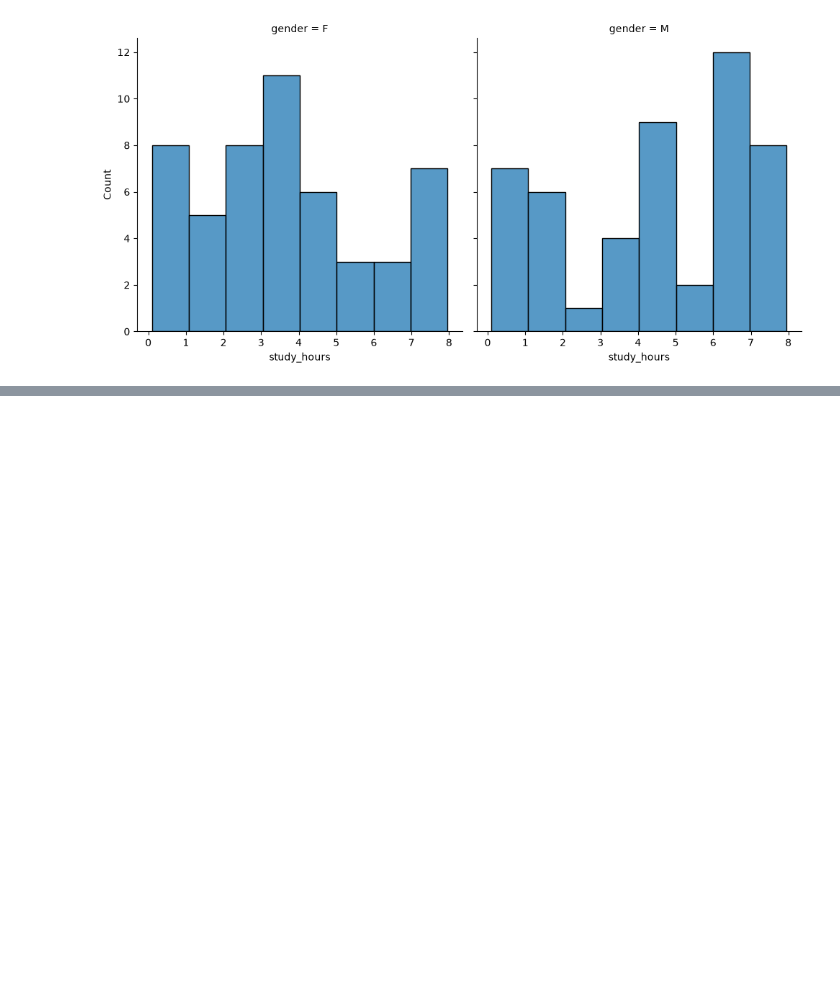
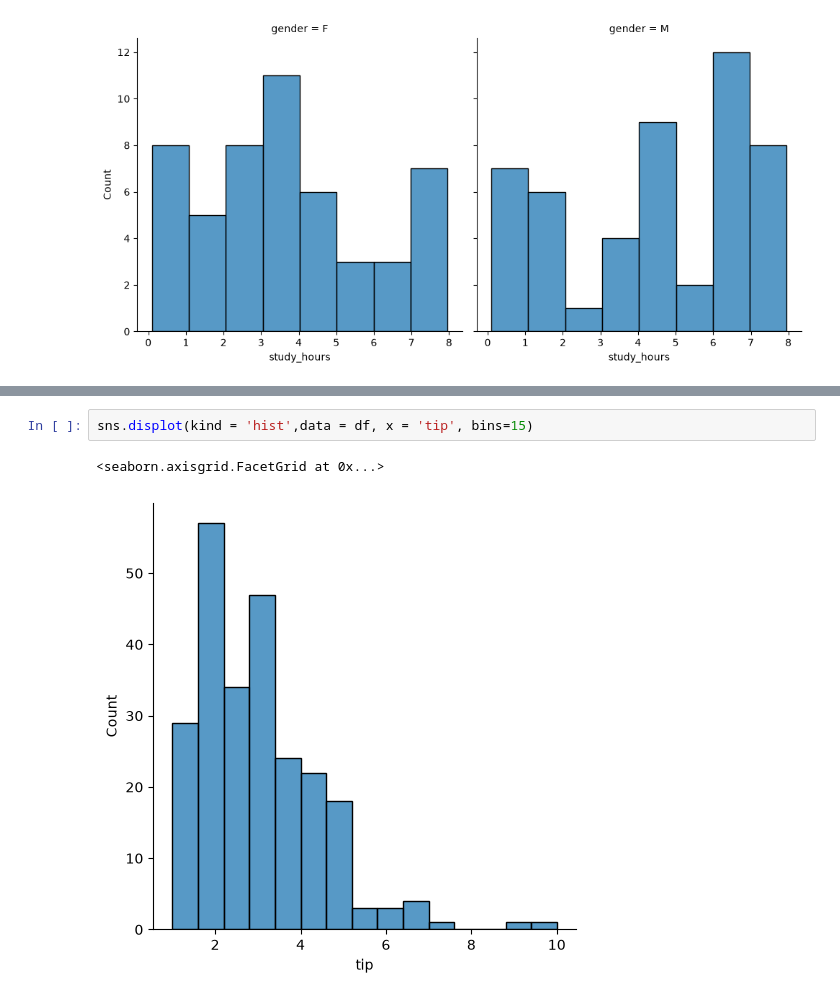
Before and after one commit to Rakibulhasan88/Phitron-week-4, a Jupyter notebook: Module-16.ipynb, the cells around one changed output, grey strips where cells are left out. Saved outputs shown, nothing was run; the diff lists cells and outputs as text; blank space fills up the shorter version.

```diff
--- a/Module-16.ipynb
+++ b/Module-16.ipynb
@@ -145,0 +163,5 @@ sns.displot(kind='hist', data = student, x = 'study_hours', col='gender')
+# %%
+sns.displot(kind = 'hist',data = df, x = 'tip', bins=15)
+# %% [output]
+<seaborn.axisgrid.FacetGrid at 0x...>
+[figure, added]
```
Also changed, not shown: parts of 6 cells of this notebook.
